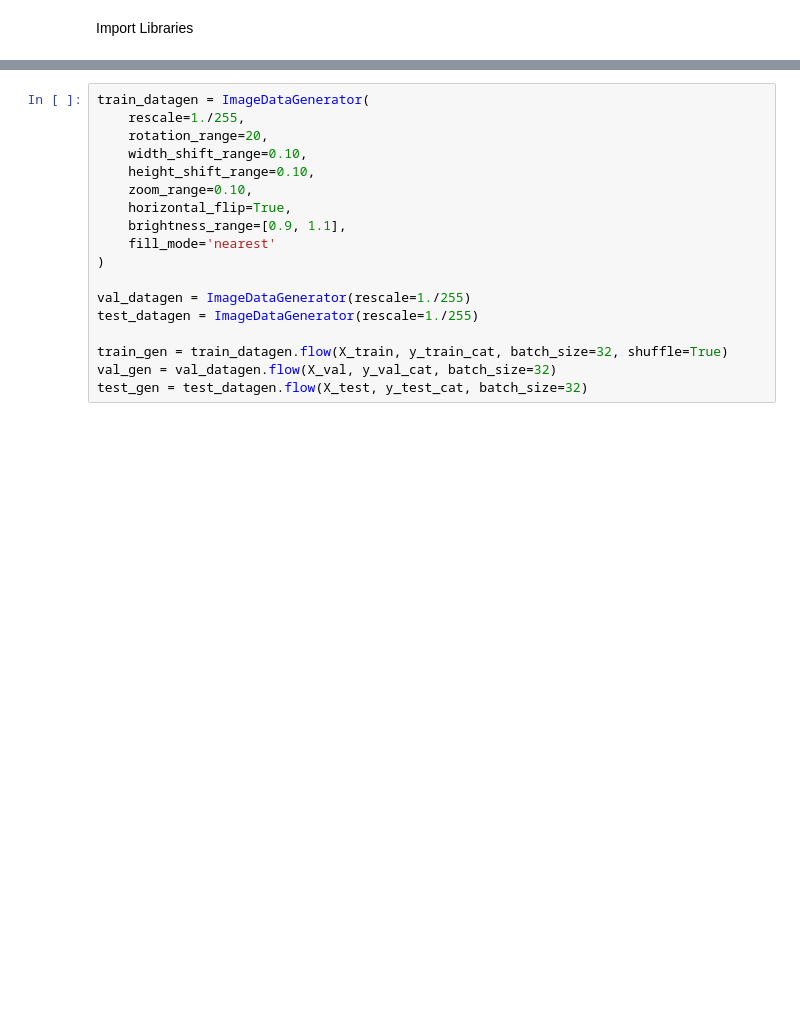
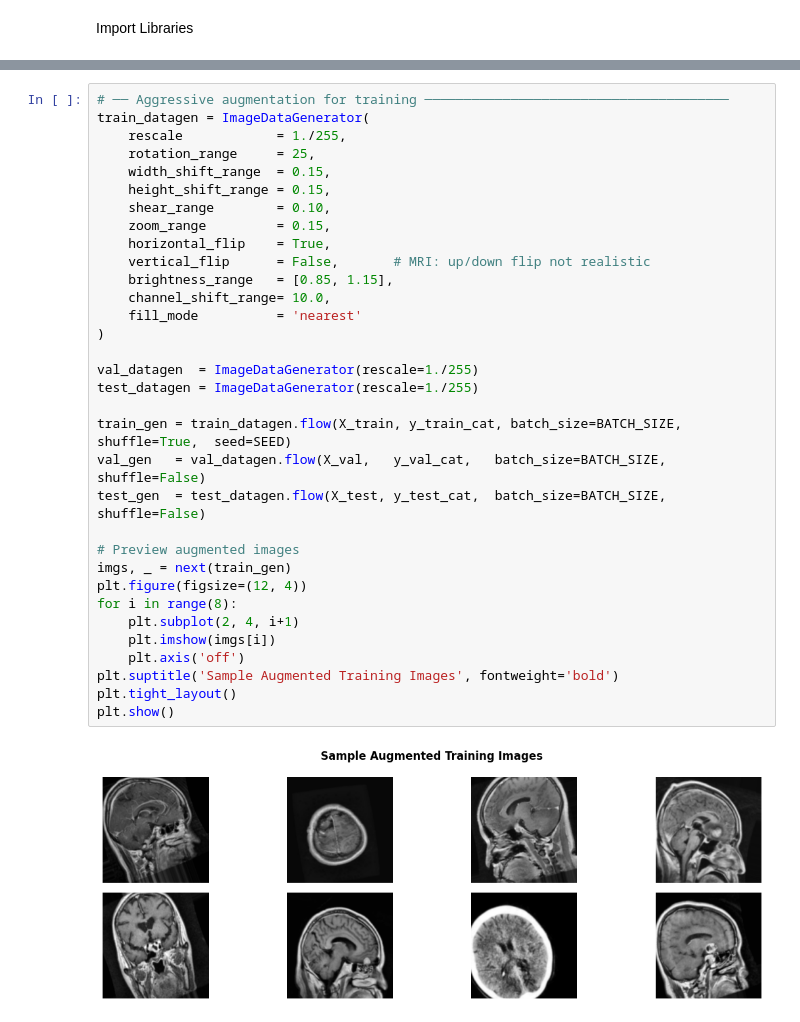
Before and after one commit to SNWE159/brain-tumor-classification, a Jupyter notebook: notebooks/03_VGG16.ipynb, the cells around one changed output, grey strips where cells are left out. Drawn from its saved outputs; the diff is of its cells as text; blank space fills up the shorter version.

```diff
--- a/notebooks/03_VGG16.ipynb
+++ b/notebooks/03_VGG16.ipynb
@@ -87,19 +165,36 @@ Test: (287, 224, 224, 3)
 # %%
+# ── Aggressive augmentation for training ───────────────────────────────────────
 train_datagen = ImageDataGenerator(
-    rescale=1./255,
-    rotation_range=20,
-    width_shift_range=0.10,
-    height_shift_range=0.10,
-    zoom_range=0.10,
-    horizontal_flip=True,
-    brightness_range=[0.9, 1.1],
-    fill_mode='nearest'
+    rescale            = 1./255,
+    rotation_range     = 25,
+    width_shift_range  = 0.15,
+    height_shift_range = 0.15,
+    shear_range        = 0.10,
+    zoom_range         = 0.15,
+    horizontal_flip    = True,
+    vertical_flip      = False,       # MRI: up/down flip not realistic
+    brightness_range   = [0.85, 1.15],
+    channel_shift_range= 10.0,
+    fill_mode          = 'nearest'
 )
 
-val_datagen = ImageDataGenerator(rescale=1./255)
+val_datagen  = ImageDataGenerator(rescale=1./255)
 test_datagen = ImageDataGenerator(rescale=1./255)
 
-train_gen = train_datagen.flow(X_train, y_train_cat, batch_size=32, shuffle=True)
-val_gen = val_datagen.flow(X_val, y_val_cat, batch_size=32)
-test_gen = test_datagen.flow(X_test, y_test_cat, batch_size=32)
+train_gen = train_datagen.flow(X_train, y_train_cat, batch_size=BATCH_SIZE, shuffle=True,  seed=SEED)
+val_gen   = val_datagen.flow(X_val,   y_val_cat,   batch_size=BATCH_SIZE, shuffle=False)
+test_gen  = test_datagen.flow(X_test, y_test_cat,  batch_size=BATCH_SIZE, shuffle=False)
+
+# Preview augmented images
+imgs, _ = next(train_gen)
+plt.figure(figsize=(12, 4))
+for i in range(8):
+    plt.subplot(2, 4, i+1)
+    plt.imshow(imgs[i])
+    plt.axis('off')
+plt.suptitle('Sample Augmented Training Images', fontweight='bold')
+plt.tight_layout()
+plt.show()
+# %% [output]
+[figure, added]
 # %%
```
Also changed, not shown: parts of 21 cells of this notebook.
